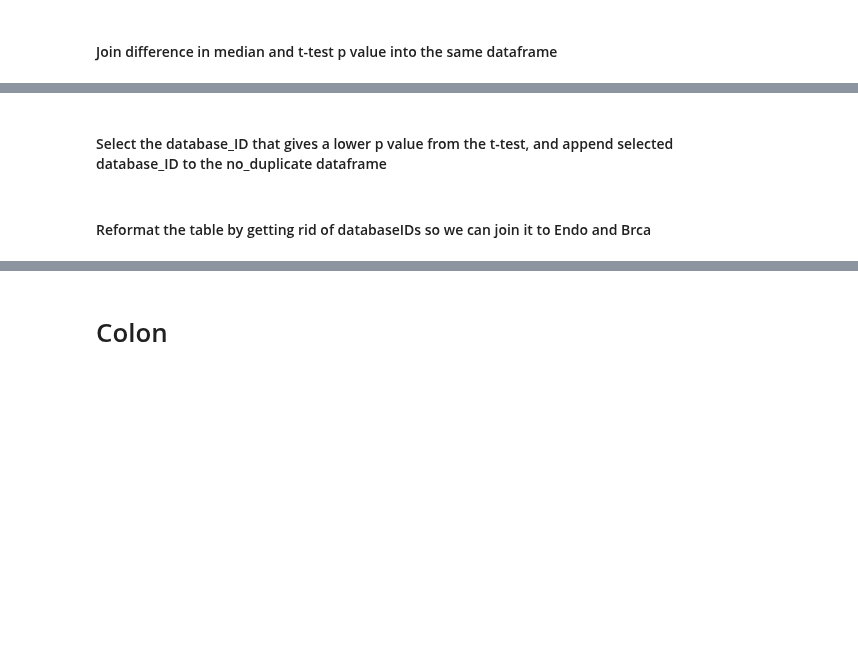
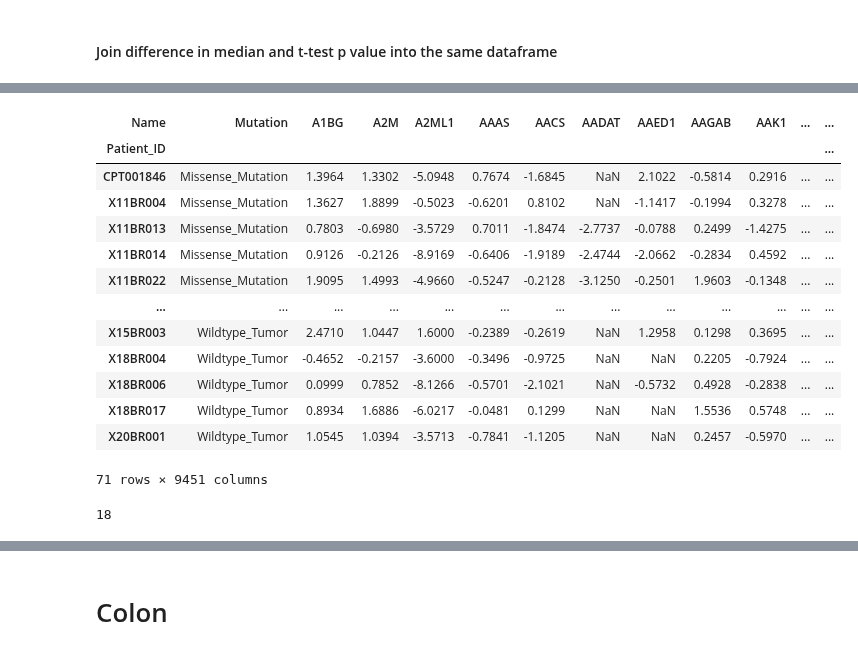
Before and after one commit to PayneLab/WhenMutationsDontMatter, a Jupyter notebook: PIK3CA/step_3/making_tables/proteomics trans effect table--wrapttest.ipynb, the cells around one changed output, grey strips where cells are left out. Drawn from its saved outputs; the diff is of its cells as text; code cells hidden in the pictures; blank space fills up the shorter version.

```diff
--- a/PIK3CA/step_3/making_tables/proteomics trans effect table--wrapttest.ipynb
+++ b/PIK3CA/step_3/making_tables/proteomics trans effect table--wrapttest.ipynb
@@ -14,8 +103,8 @@ import cptac.utils as u
 # Load cancer data
 # %%
 en = cptac.Endometrial()
-# br = cptac.Brca()
-# cl = cptac.Colon()
+br = cptac.Brca()
+cl = cptac.Colon()
 # %%
 gene = 'PIK3CA'
 # %% [markdown]
@@ -422,3 +277 @@ dup_df.head()
-# %% [markdown]
-#### Select the database_ID that gives a lower p value from the t-test, and append selected database_ID to the no_duplicate dataframe
 # %%
@@ -434,2 +293,0 @@ no_dup_df.head()
-# %% [markdown]
-#### Reformat the table by getting rid of databaseIDs so we can join it to Endo and Brca
@@ -440,0 +294,32 @@ brca_df.head()
+# %%
+#use the list of selected genes to filter dataframe
+proteomics = br.get_proteomics(tissue_type="tumor")
+proteomics = cptac.utils.reduce_multiindex(proteomics, flatten=True)
+selected_prot = proteomics[proteomics.columns.intersection(selected)]
+
+#get mutation_tyoe
+mut_type = br.get_genotype_all_vars('PIK3CA')
+
+#join proteomics and mutation type
+joined = mut_type.join(selected_prot)
+
+#select samples containing hotspot mutations
+br_hotspot_df = joined[joined.Location.str.contains('E542K') |
+                    joined.Location.str.contains('E545K') |
+                    joined.Location.str.contains('H1047R')]
+
+
+#join wildtype proteomics to missense mutation proteomics
+wildtype  = joined.loc[joined.Mutation == "Wildtype_Tumor"]
+brca_hotspot = br_hotspot_df.append(wildtype)
+
+#drop unncessary columns
+brca_prot_and_mutations = brca_hotspot.drop(columns = ["Mutation_Status", "Location"])
+#drop databaseID identifier
+split = brca_prot_and_mutations.columns.str.split('_', 1).str[0]
+brca_prot_and_mutations.columns=split
+
+#remove duplicate columns
+brca_prot_and_mutations = brca_prot_and_mutations.loc[:,~brca_prot_and_mutations.columns.duplicated()]
+brca_prot_and_mutations
+# %% [output]
@@ -440,0 +327,18 @@ brca_df.head()
+| Name | Mutation | A1BG | A2M | A2ML1 | AAAS | AACS | AADAT | AAED1 | AAGAB | AAK1 | ... | ... |
+| Patient_ID |  |  |  |  |  |  |  |  |  |  |  | ... |
+| CPT001846 | Missense_Mutation | 1.3964 | 1.3302 | -5.0948 | 0.7674 | -1.6845 | NaN | 2.1022 | -0.5814 | 0.2916 | ... | ... |
+| X11BR004 | Missense_Mutation | 1.3627 | 1.8899 | -0.5023 | -0.6201 | 0.8102 | NaN | -1.1417 | -0.1994 | 0.3278 | ... | ... |
+| X11BR013 | Missense_Mutation | 0.7803 | -0.6980 | -3.5729 | 0.7011 | -1.8474 | -2.7737 | -0.0788 | 0.2499 | -1.4275 | ... | ... |
+| X11BR014 | Missense_Mutation | 0.9126 | -0.2126 | -8.9169 | -0.6406 | -1.9189 | -2.4744 | -2.0662 | -0.2834 | 0.4592 | ... | ... |
+| X11BR022 | Missense_Mutation | 1.9095 | 1.4993 | -4.9660 | -0.5247 | -0.2128 | -3.1250 | -0.2501 | 1.9603 | -0.1348 | ... | ... |
+| ... | ... | ... | ... | ... | ... | ... | ... | ... | ... | ... | ... | ... |
+| X15BR003 | Wildtype_Tumor | 2.4710 | 1.0447 | 1.6000 | -0.2389 | -0.2619 | NaN | 1.2958 | 0.1298 | 0.3695 | ... | ... |
+| X18BR004 | Wildtype_Tumor | -0.4652 | -0.2157 | -3.6000 | -0.3496 | -0.9725 | NaN | NaN | 0.2205 | -0.7924 | ... | ... |
+| X18BR006 | Wildtype_Tumor | 0.0999 | 0.7852 | -8.1266 | -0.5701 | -2.1021 | NaN | -0.5732 | 0.4928 | -0.2838 | ... | ... |
+| X18BR017 | Wildtype_Tumor | 0.8934 | 1.6886 | -6.0217 | -0.0481 | 0.1299 | NaN | NaN | 1.5536 | 0.5748 | ... | ... |
+| X20BR001 | Wildtype_Tumor | 1.0545 | 1.0394 | -3.5713 | -0.7841 | -1.1205 | NaN | NaN | 0.2457 | -0.5970 | ... | ... |
+71 rows × 9451 columns
+# %%
+len(brca_prot_and_mutations.loc[brca_prot_and_mutations["Mutation"]=="Missense_Mutation"])
+# %% [output]
+18
```
Also changed, not shown: parts of 50 cells of this notebook, 7 other files.
